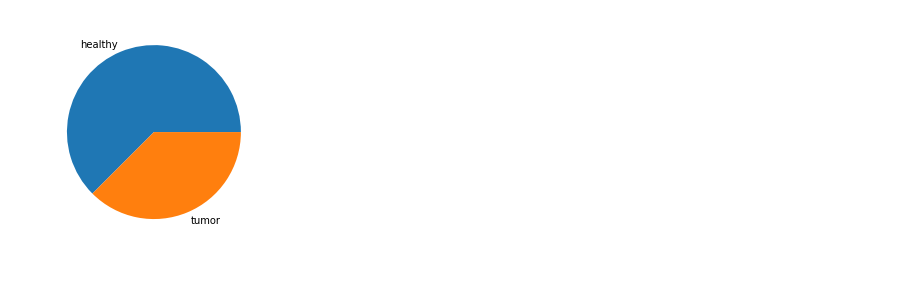
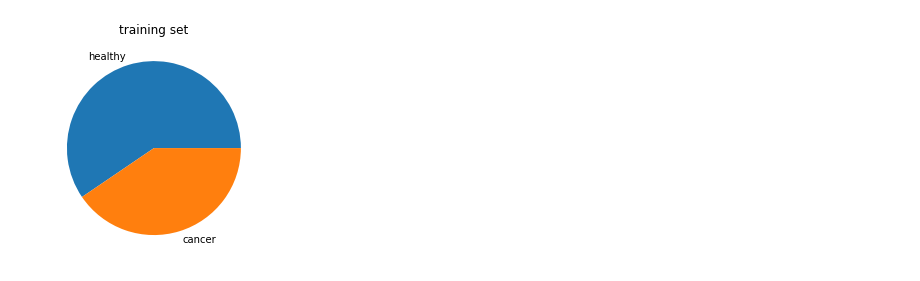
Before and after one commit to gabrielraya/Data-Mining, a Jupyter notebook: Project/project.ipynb, the cells around one changed output. Cells and saved outputs as stored; diff of their text form; code cells hidden in the pictures.

```diff
--- a/Project/project.ipynb
+++ b/Project/project.ipynb
@@ -18,3 +39,6 @@ def load_train(count):
+# %%
+train_dataset = Dataset(train_file_names)
+valid_dataset = Dataset(valid_file_names)
 # %%
 %matplotlib inline
 import matplotlib.pyplot as plt
@@ -43,6 +65,5 @@ images, labels = load_train(1024)
 # %%
-unique, counts = np.unique(labels, return_counts=True)
-plt.pie(counts, labels=['healthy' if value == 0 else 'tumor' for value in unique])
-plt.show()
+def balance_chart(dataset):
+    unique, counts = np.unique(dataset.labels, return_counts=True)
+    plt.pie(counts, labels=[label_names[value] for value in unique])
+    plt.show()
-# %% [output]
-[figure, removed]
@@ -53,0 +70,5 @@ image_loader = torch.utils.data.DataLoader(dataset, 32, shuffle=True)
+# %%
+plt.title('training set')
+balance_chart(train_dataset)
+# %% [output]
+[figure, added]
```
Also changed, not shown: parts of 17 cells of this notebook, 1 other file.
